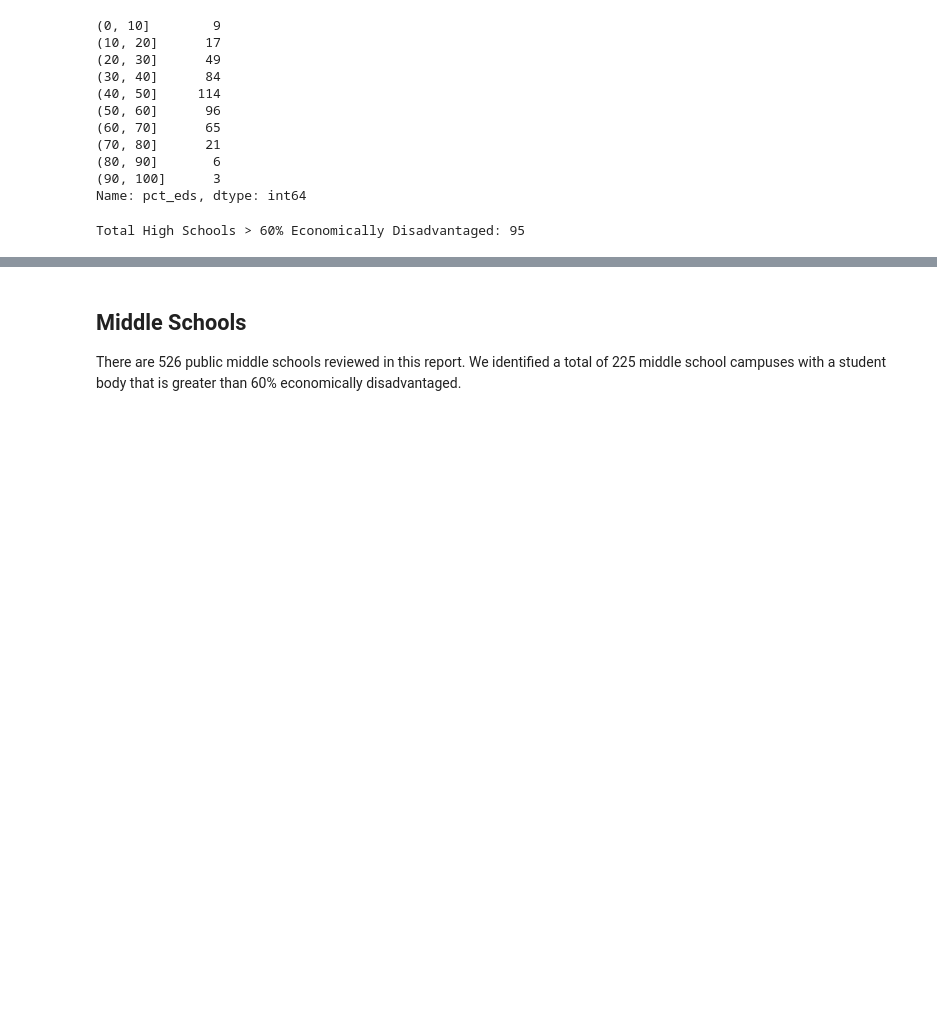
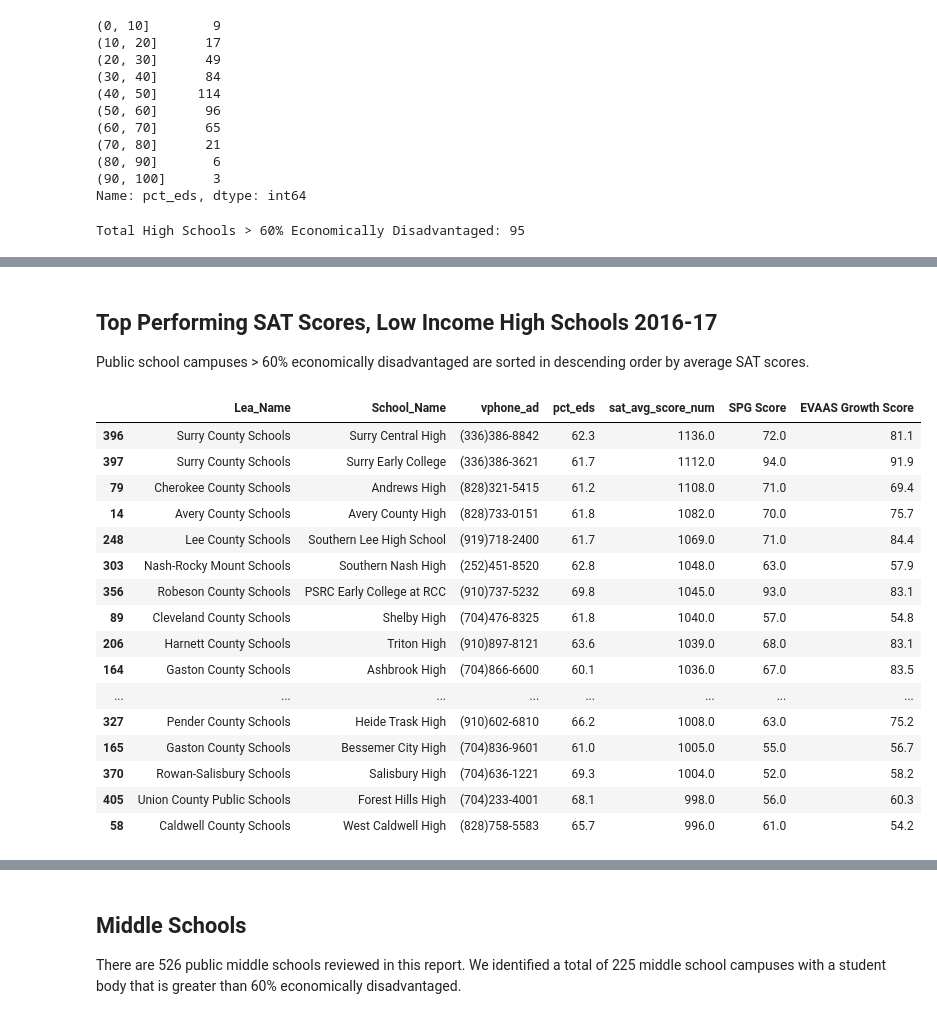
Before and after one commit to jakemdrew/EducationDataNC, a Jupyter notebook: 2017/Models/Top Performing, Low Income Schools in NC.ipynb, the cells around one changed output, grey strips where cells are left out. Drawn from its saved outputs; the diff is of its cells as text; code cells hidden in the pictures; blank space fills up the shorter version.

```diff
--- a/2017/Models/Top Performing, Low Income Schools in NC.ipynb
+++ b/2017/Models/Top Performing, Low Income Schools in NC.ipynb
@@ -84,0 +85,26 @@ EDS_schData2017[EDS_Cols].sort_values('SPG Score', ascending=False)
+# %% [markdown]
+## Top Performing SAT Scores,  Low Income High Schools 2016-17
+
+Public school campuses > 60% economically disadvantaged are sorted in descending order by average SAT scores.
+# %%
+SAT_schData2017 = schData2017[schData2017['pct_eds'] > 60]
+SAT_Cols = ['Lea_Name','School_Name', 'vphone_ad', 'pct_eds', 'sat_avg_score_num', 'SPG Score','EVAAS Growth Score']
+SAT_schData2017[SAT_Cols].sort_values('sat_avg_score_num', ascending=False).head(25)
+# %% [output]
+|  | Lea_Name | School_Name | vphone_ad | pct_eds | sat_avg_score_num | SPG Score | EVAAS Growth Score |
+| 396 | Surry County Schools | Surry Central High | (336)386-8842 | 62.3 | 1136.0 | 72.0 | 81.1 |
+| 397 | Surry County Schools | Surry Early College | (336)386-3621 | 61.7 | 1112.0 | 94.0 | 91.9 |
+| 79 | Cherokee County Schools | Andrews High | (828)321-5415 | 61.2 | 1108.0 | 71.0 | 69.4 |
+| 14 | Avery County Schools | Avery County High | (828)733-0151 | 61.8 | 1082.0 | 70.0 | 75.7 |
+| 248 | Lee County Schools | Southern Lee High School | (919)718-2400 | 61.7 | 1069.0 | 71.0 | 84.4 |
+| 303 | Nash-Rocky Mount Schools | Southern Nash High | (252)451-8520 | 62.8 | 1048.0 | 63.0 | 57.9 |
+| 356 | Robeson County Schools | PSRC Early College at RCC | (910)737-5232 | 69.8 | 1045.0 | 93.0 | 83.1 |
+| 89 | Cleveland County Schools | Shelby High | (704)476-8325 | 61.8 | 1040.0 | 57.0 | 54.8 |
+| 206 | Harnett County Schools | Triton High | (910)897-8121 | 63.6 | 1039.0 | 68.0 | 83.1 |
+| 164 | Gaston County Schools | Ashbrook High | (704)866-6600 | 60.1 | 1036.0 | 67.0 | 83.5 |
+| ... | ... | ... | ... | ... | ... | ... | ... |
+| 327 | Pender County Schools | Heide Trask High | (910)602-6810 | 66.2 | 1008.0 | 63.0 | 75.2 |
+| 165 | Gaston County Schools | Bessemer City High | (704)836-9601 | 61.0 | 1005.0 | 55.0 | 56.7 |
+| 370 | Rowan-Salisbury Schools | Salisbury High | (704)636-1221 | 69.3 | 1004.0 | 52.0 | 58.2 |
+| 405 | Union County Public Schools | Forest Hills High | (704)233-4001 | 68.1 | 998.0 | 56.0 | 60.3 |
+| 58 | Caldwell County Schools | West Caldwell High | (828)758-5583 | 65.7 | 996.0 | 61.0 | 54.2 |
```
Also changed, not shown: parts of 37 cells of this notebook.
